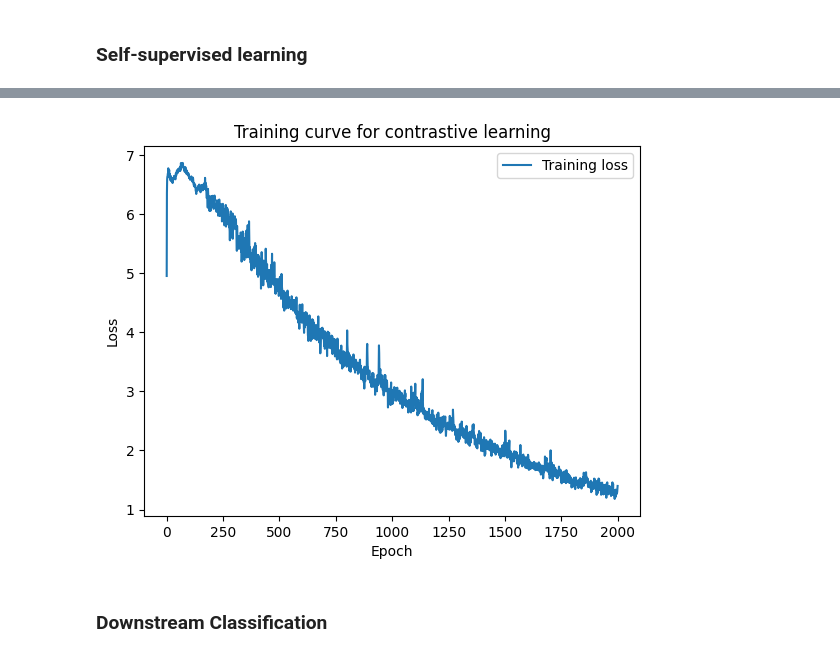
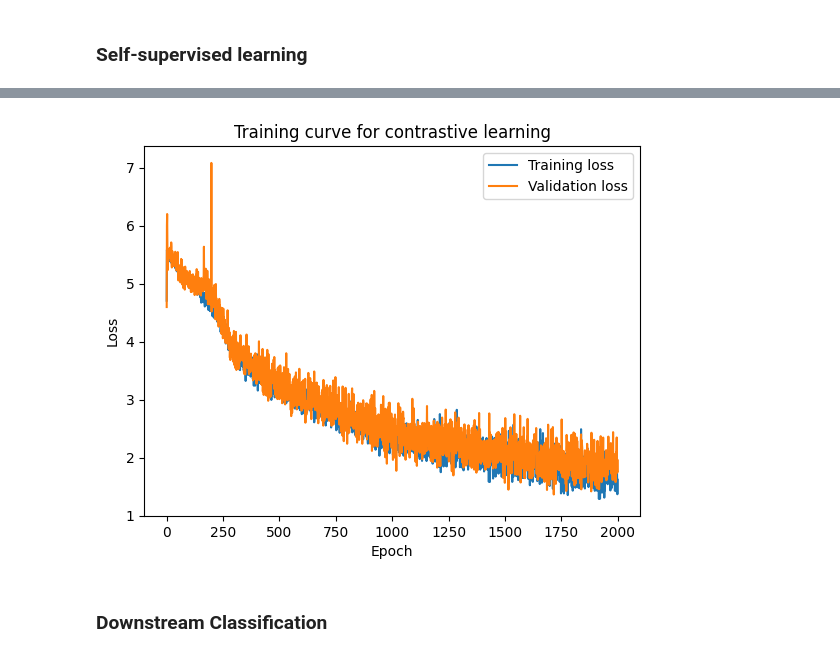
Before and after one commit to dothanhdatle/Research_Project, a Jupyter notebook: training.ipynb, the cells around one changed output, grey strips where cells are left out. Saved outputs shown, nothing was run; the diff lists cells and outputs as text; code cells hidden in the pictures.

```diff
--- a/training.ipynb
+++ b/training.ipynb
@@ -32,16 +66,37 @@ trainloader_ssl = DataLoader(train_ssl_set, batch_size=batch_size, shuffle=True)
+# %%
+# Hyperparameters for self-supervised training
+batch_size = 64
+learning_rate = 1e-3
+queue_size = 256
+graph_args = {
+    'strategy': 'spatial',
+    'max_hop': 1,
+    'dilation': 1
+}
+
+momentum = 0.999 # momentum
+temperature = 0.07 # temperature
 # %%
-graph_args = {
-    'strategy': 'spatial',
-    'max_hop': 1,
-    'dilation': 1
-}
-
+# Data loader for self-supervised without labels
+trainloader_ssl = DataLoader(train_set, batch_size=batch_size, shuffle=True)
+valloader_ssl = DataLoader(val_set, batch_size=batch_size, shuffle=True)
 # Data augmentation
-augmentations = augmentations_sequence()
+augmentations1 = augmentations_sequence1()
+#augmentations2 = augmentations_sequence2()
 
 # Load base encoder for MoCo
-base_encoder = STGCN_model(in_channels=3, hidden_channels=64, hidden_dim=256, out_dim=512, graph_args=graph_args, edge_importance_weighting=True)
+base_encoder = STGCN_model(in_channels=3,
+                           hidden_channels=16,
+                           hidden_dim=64, out_dim=128,
+                           graph_args=graph_args,
+                           edge_importance_weighting=True,
+                           dropout_rate=0).to(device)
 
 # Load MoCo Model
-moco_model = MoCo(base_encoder=base_encoder, dim = 512, K=queue_size, m=0.999, T = 0.07).to(device)
+moco_model = MoCo(base_encoder=base_encoder,
+                  dim = 128,
+                  K=queue_size,
+                  m=momentum,
+                  T=temperature,
+                  mlp=False).to(device)
 # %%
@@ -85,13 +190,14 @@ Epoch [2000/2000], Loss: 1.3992
 # %%
-from matplotlib import pyplot as plt
+# Plot training curve
 plt.figure()
 plt.plot(train_loss, label='Training loss')
+plt.plot(val_loss, label='Validation loss')
 plt.title('Training curve for contrastive learning')
 plt.xlabel('Epoch')
 plt.ylabel('Loss')
 plt.legend()
 plt.show()
 # %% [output]
-[figure, old version]
+[figure, new version]
 # %%
 # Save the query encoder for downstream task
```
Also changed, not shown: parts of 16 cells of this notebook, 21 other files.
